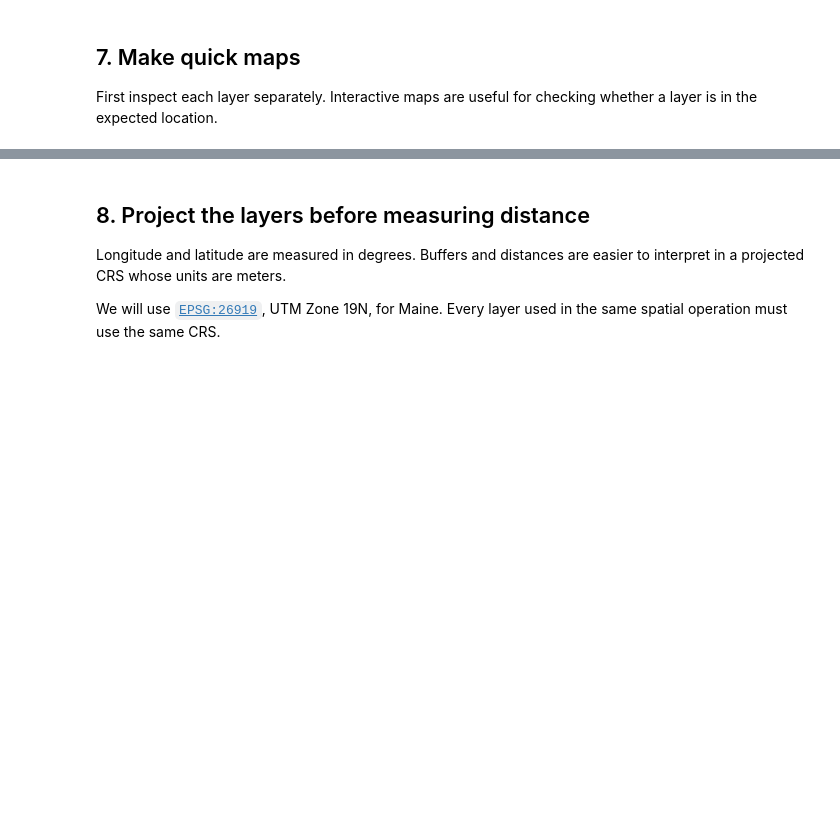
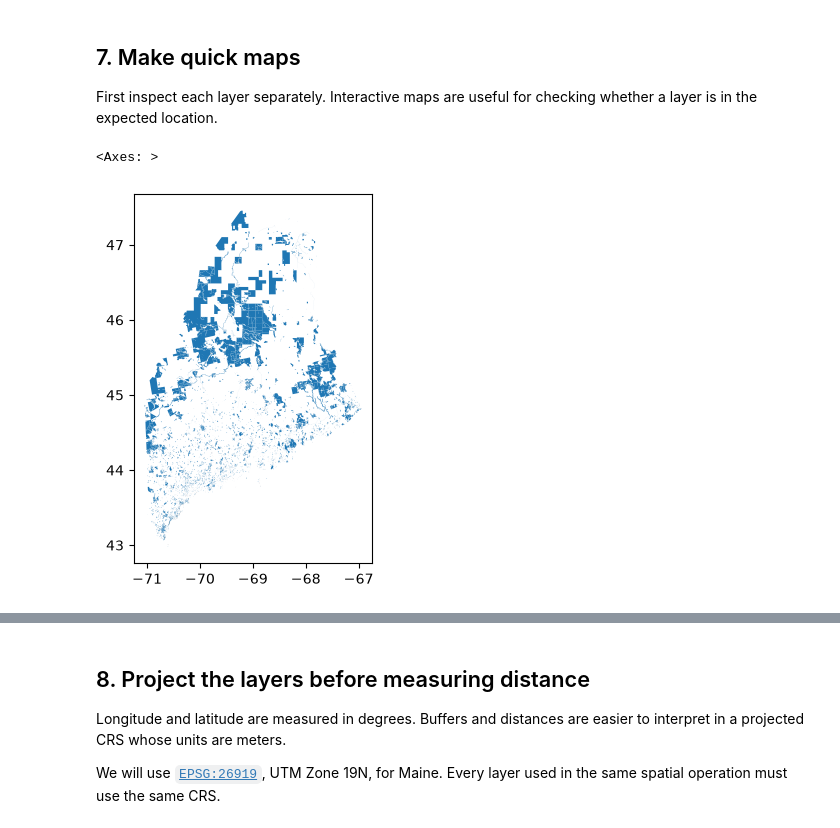
Before and after one commit to meganklutts/BIO597-SpatialBiodiversity, a Jupyter notebook: docs/labs/Lab04-VectorSpatialAnalysis.ipynb, the cells around one changed output, grey strips where cells are left out. Cells and saved outputs as stored; diff of their text form; code cells hidden in the pictures; blank space fills up the shorter version.

```diff
--- a/docs/labs/Lab04-VectorSpatialAnalysis.ipynb
+++ b/docs/labs/Lab04-VectorSpatialAnalysis.ipynb
@@ -112,5 +149,9 @@ print("Roads:", roads.geometry.geom_type.unique(), roads.crs)
 First inspect each layer separately. Interactive maps are useful for checking whether a layer is in the expected location.
 # %%
 conserved.explore(tooltip=["PARCEL_NAM", "CONS1_TYPE", "PUB_ACCESS"])
+conserved.plot()
+# %% [output]
+<Axes: >
+[figure, added]
 # %%
 watersheds.explore(tooltip=["huc12", "name"])
```
Also changed, not shown: parts of 30 cells of this notebook.
